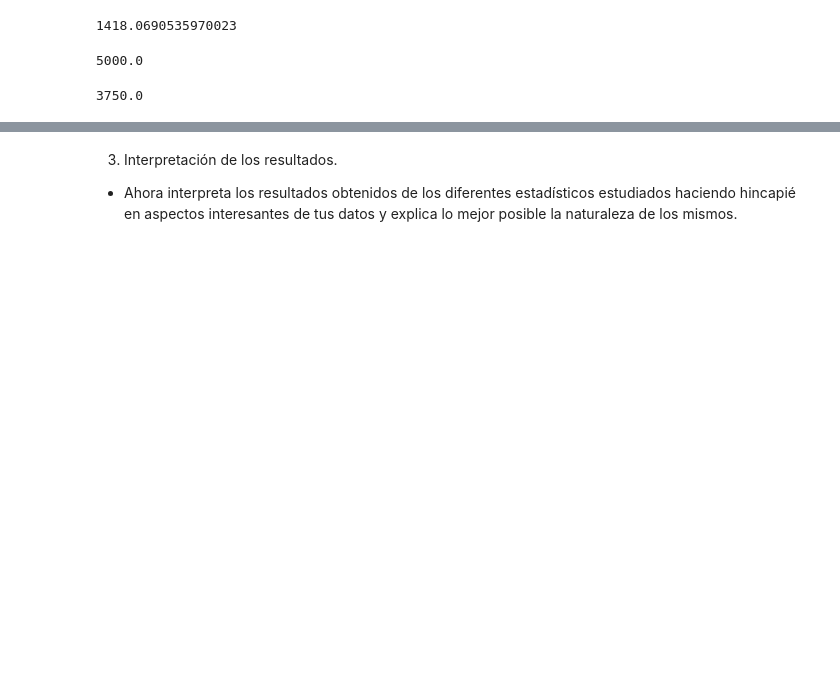
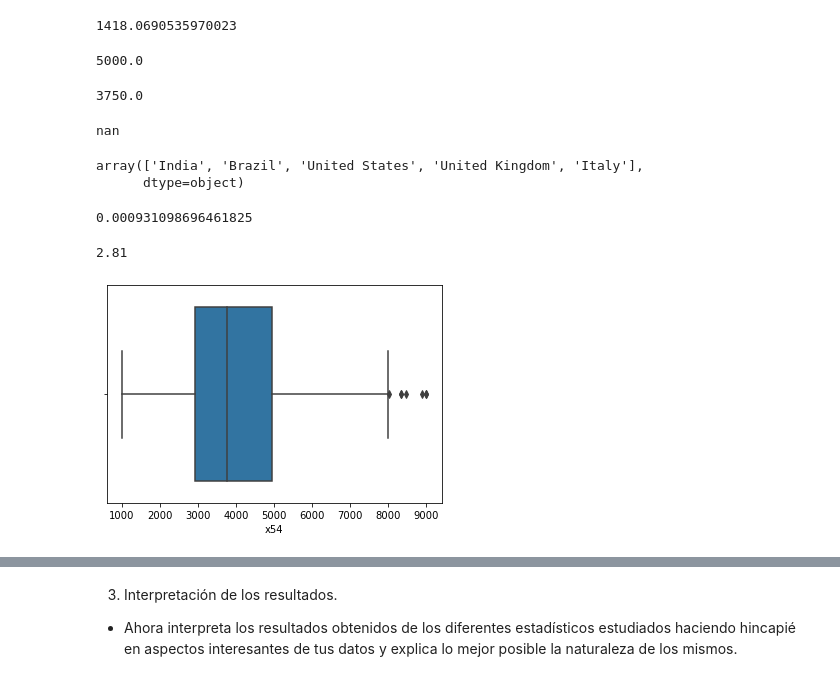
Before and after one commit to Adalab/DA-PromoC-modulo2-sprint1-VannaMina, a Jupyter notebook: ESTADISTICA/Estadística-1.ipynb, the cells around one changed output, grey strips where cells are left out. Drawn from its saved outputs; the diff is of its cells as text; code cells hidden in the pictures; blank space fills up the shorter version.

```diff
--- a/ESTADISTICA/Estadística-1.ipynb
+++ b/ESTADISTICA/Estadística-1.ipynb
@@ -312,2 +270,45 @@ avg = np.average(df_cigar["price"], weights=w)
+# %%
+#Media ponderata
+# Para hacer la media ponderada hacemos un df con los 5 paises  que tienen más registros en el df y como pesos usaremos sus entradas.
+
+fichero_5_paises = fichero[(fichero["country"] == "United States") | (fichero["country"] == "Italy") | (fichero["country"] == "India") | (fichero["country"] == "Brazil") | (fichero["country"] == "United Kingdom")]
+peso = np.array(fichero_5_paises["country"].value_counts())
+peso2 = np.random.randint(0,100, fichero_5_paises["country"].shape[0])
+
+
+average_5_paises = np.average(fichero_5_paises["x54"],  weights=peso2)
+average_5_paises
+# %% [output]
+nan
+# %%
+fichero_5_paises["country"].unique()
+# %% [output]
+array(['India', 'Brazil', 'United States', 'United Kingdom', 'Italy'],
+      dtype=object)
+# %%
+# Robustez
+# Volvemos a trabajar sobre los datos de Estados Unidos, para simplificar.
+
+robustez = 1/fichero_us.shape[0]
+robustez
+
+# Entendemos con este resultado son de datos bastante robustos ya que cuanto más cerca de 0 más homogéneos son los datos.
+# %% [output]
+0.000931098696461825
 # %%
-#Coeficiente de varación
+# Coeficiente de varación
+
+coeficiente_variacion_us = media_salario_us/desviacion_tipica_us
+round(coeficiente_variacion_us,2)
+
+#Entendemos que
+# %% [output]
+2.81
+# %%
+#Para interpretar mejor los resultados hemos decidido visualizar un boxplot.
+
+plt.figure()
+
+fig= sns.boxplot(x="x54", data=fichero_us)
+# %% [output]
+[figure, added]
```
Also changed, not shown: parts of 14 cells of this notebook, 2 other files.
